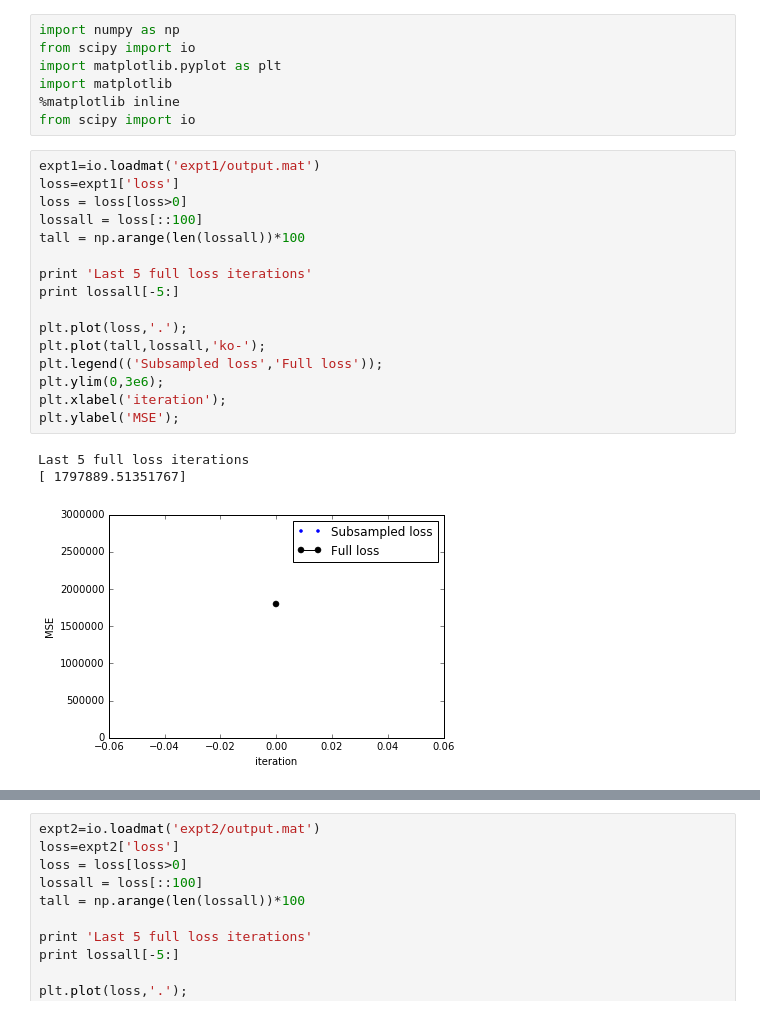
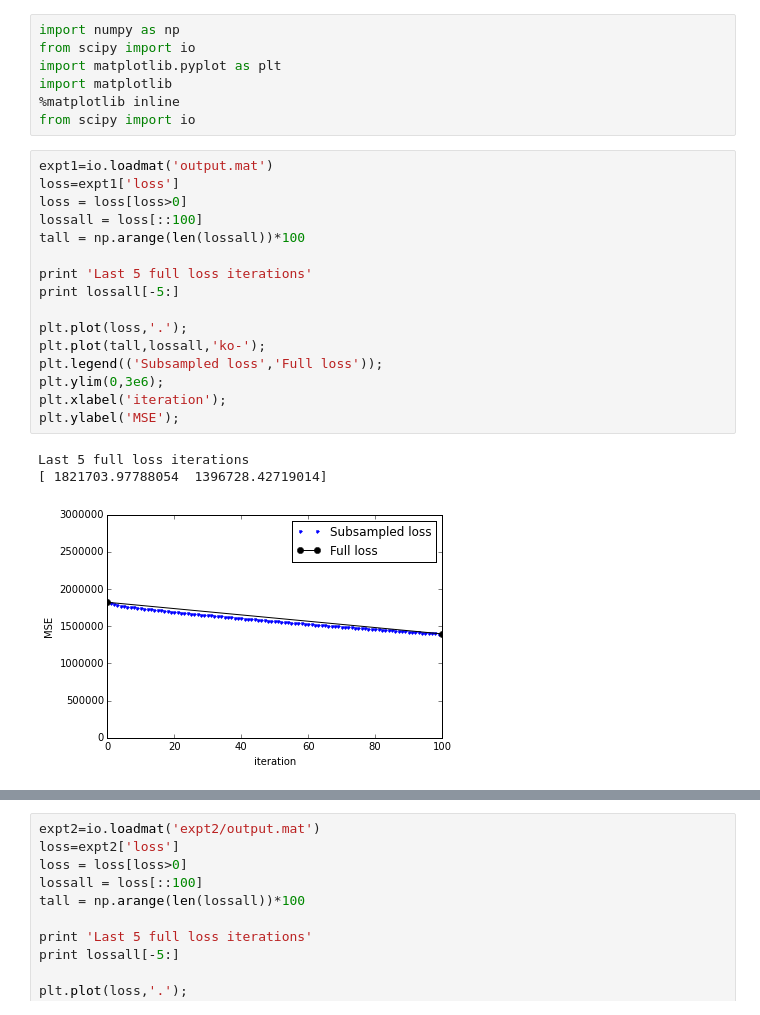
Before and after one commit to KasparP/PSI_simulations, a Jupyter notebook: Python/PlotLoss.ipynb, the cells around one changed output, grey strips where cells are left out. Saved outputs shown, nothing was run; the diff lists cells and outputs as text.

```diff
--- a/Python/PlotLoss.ipynb
+++ b/Python/PlotLoss.ipynb
@@ -6,22 +6,22 @@ import matplotlib
 %matplotlib inline
 from scipy import io
 # %%
-expt1=io.loadmat('expt1/output.mat')
+expt1=io.loadmat('output.mat')
 loss=expt1['loss']
 loss = loss[loss>0]
 lossall = loss[::100]
 tall = np.arange(len(lossall))*100
 
 print 'Last 5 full loss iterations'
 print lossall[-5:]
 
 plt.plot(loss,'.');
 plt.plot(tall,lossall,'ko-');
 plt.legend(('Subsampled loss','Full loss'));
 plt.ylim(0,3e6);
 plt.xlabel('iteration');
 plt.ylabel('MSE');
 # %% [output]
 Last 5 full loss iterations
-[ 1797889.51351767]
+[ 1821703.97788054  1396728.42719014]
-[figure, old version]
+[figure, new version]
```
Also changed, not shown: parts of 2 cells of this notebook, 2 other files.
